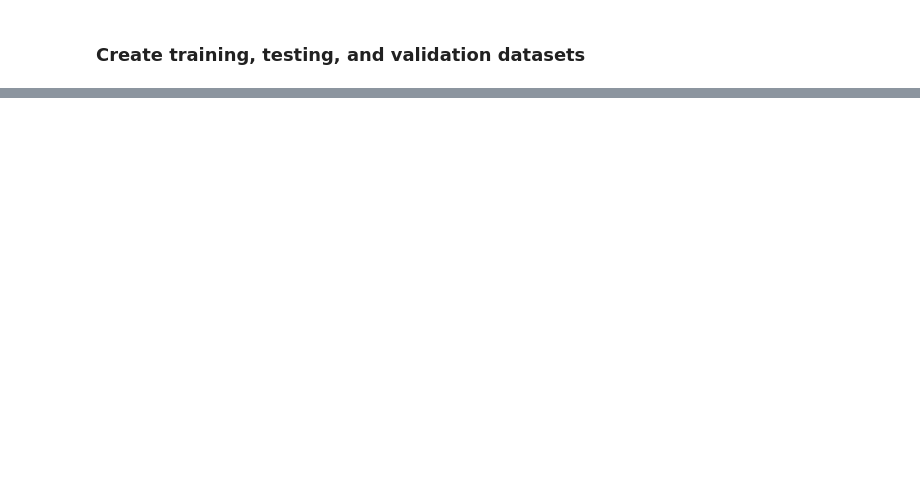
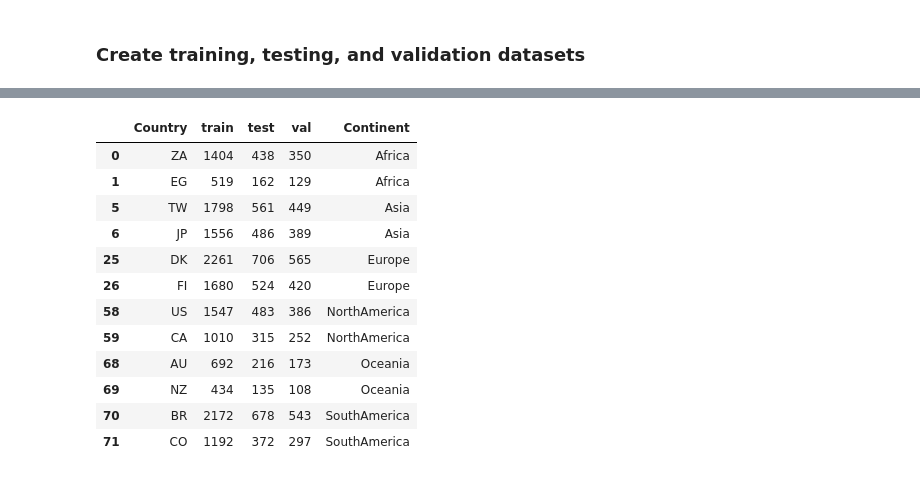
Before and after one commit to jgomezm/Music-Classification, a Jupyter notebook: Country Specific Pickle.ipynb, the cells around one changed output, grey strips where cells are left out. Cells and saved outputs as stored; diff of their text form; code cells hidden in the pictures; blank space fills up the shorter version.

```diff
--- a/Country Specific Pickle.ipynb
+++ b/Country Specific Pickle.ipynb
@@ -157,0 +158,14 @@ NZ train 420     test 131        val 105
+# %%
+train_arr = []
+test_arr = []
+val_arr = []
+for country in countriesOfInterest:
+    train = pickle.load( open( "Raw Track Data\\" + country + "_train.p", "rb" ) )
+    test = pickle.load( open( "Raw Track Data\\" + country + "_test.p", "rb" ) )
+    val = pickle.load( open( "Raw Track Data\\" + country + "_val.p", "rb" ) )
+    print(country, "train", len(pd.unique(train.track_id)),
+          "\t test",len(pd.unique(test.track_id)) ,
+          "\t val", len(pd.unique(val.track_id)))
+    train_arr.append(len(pd.unique(train.track_id)))
+    test_arr.append(len(pd.unique(test.track_id)))
+    val_arr.append(len(pd.unique(val.track_id)))
@@ -157,0 +190,24 @@ NZ train 420     test 131        val 105
+# %%
+Category = "Country"
+Africa = ['DZ', 'EG', 'MA', 'ZA', 'TN']
+Asia = ['BH', 'HK', 'IN', 'ID', 'IL', 'JP', 'JO', 'KW',
+        'LB', 'MY', 'OM', 'PS', 'PH', 'QA', 'SA', 'SG',
+        'TW', 'TH', 'AE', 'VN']
+Europe = ['AD', 'AT', 'BE', 'BG', 'CY', 'CZ', 'DK', 'EE',
+          'FI', 'FR', 'DE', 'GR', 'HU', 'IS', 'IE', 'IT',
+          'LV', 'LI', 'LT', 'LU', 'MT', 'MC', 'NL', 'NO',
+          'PL', 'PT', 'RO', 'SK', 'ES', 'SE', 'CH', 'TR', 'GB']
+NorthAmerica = ['CA', 'CR', 'DO', 'SV', 'GT', 'HN', 'MX', 'NI', 'PA', 'US']
+SouthAmerica = ['AR', 'BO', 'BR', 'CL', 'CO', 'EC', 'PY', 'PE', 'UY']
+Oceania = ['AU', 'NZ']
+# %%
+counts = pd.DataFrame([countriesOfInterest, train_arr, test_arr, val_arr]).T
+counts.columns = ["Country", "train", "test", "val"]
+counts["Continent"] = ""
+counts.loc[counts.Country.isin(Africa), "Continent"] = "Africa"
+counts.loc[counts.Country.isin(Asia), "Continent"] = "Asia"
+counts.loc[counts.Country.isin(Europe), "Continent"] = "Europe"
+counts.loc[counts.Country.isin(NorthAmerica), "Continent"] = "NorthAmerica"
+counts.loc[counts.Country.isin(SouthAmerica), "Continent"] = "SouthAmerica"
+counts.loc[counts.Country.isin(Oceania), "Continent"] = "Oceania"
+counts
@@ -157,0 +228,17 @@ NZ train 420     test 131        val 105
+# %%
+cntGroup = counts.groupby(["Continent"]).apply(lambda x: x.sort_values(["train"], ascending = False)).reset_index(drop=True)
+cntGroup.groupby(["Continent"]).head(2)
+# %% [output]
+|  | Country | train | test | val | Continent |
+| 0 | ZA | 1404 | 438 | 350 | Africa |
+| 1 | EG | 519 | 162 | 129 | Africa |
+| 5 | TW | 1798 | 561 | 449 | Asia |
+| 6 | JP | 1556 | 486 | 389 | Asia |
+| 25 | DK | 2261 | 706 | 565 | Europe |
+| 26 | FI | 1680 | 524 | 420 | Europe |
+| 58 | US | 1547 | 483 | 386 | NorthAmerica |
+| 59 | CA | 1010 | 315 | 252 | NorthAmerica |
+| 68 | AU | 692 | 216 | 173 | Oceania |
+| 69 | NZ | 434 | 135 | 108 | Oceania |
+| 70 | BR | 2172 | 678 | 543 | SouthAmerica |
+| 71 | CO | 1192 | 372 | 297 | SouthAmerica |
```
Also changed, not shown: parts of 7 cells of this notebook, 9 other files.
